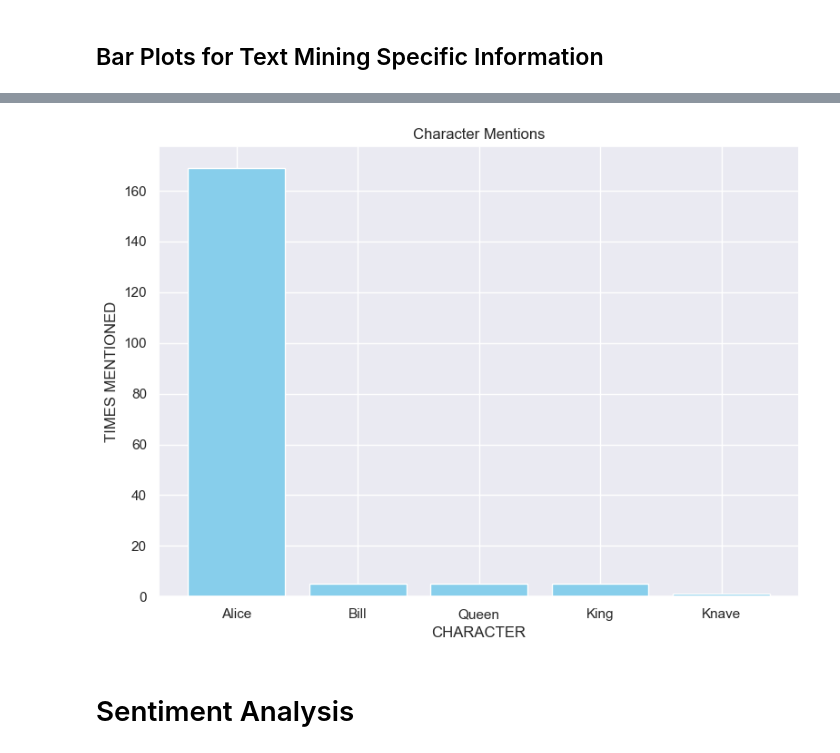
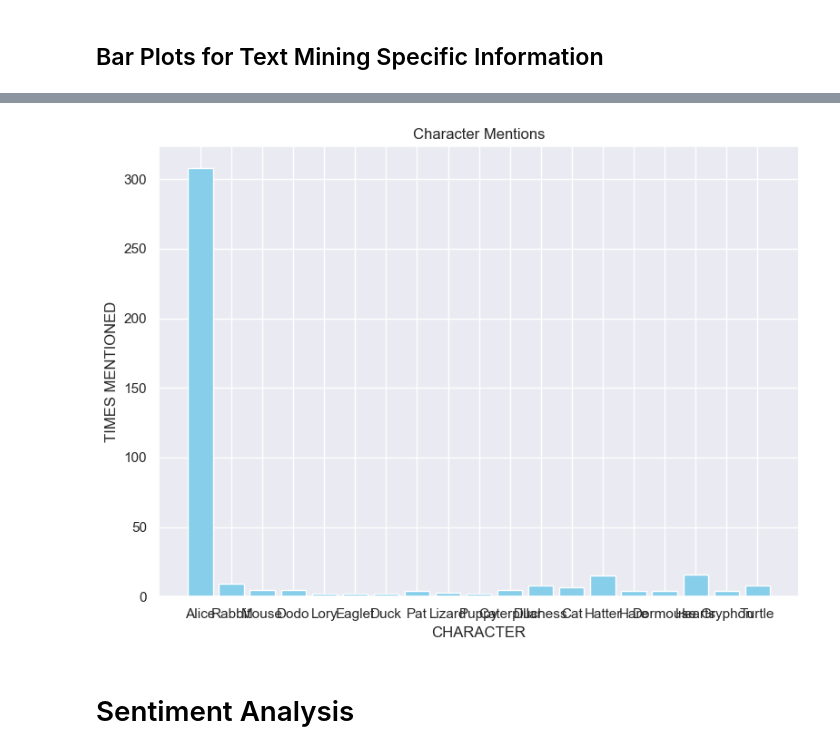
Before and after one commit to neveenalmuhtaseb/Alice_Network_Analysis, a Jupyter notebook: 1.5 text mining.ipynb, the cells around one changed output, grey strips where cells are left out. Saved outputs shown, nothing was run; the diff lists cells and outputs as text; code cells hidden in the pictures.

Commit message:
network analysis

```diff
--- a/1.5 text mining.ipynb
+++ b/1.5 text mining.ipynb
@@ -235,5 +235,8 @@ plt.show()
 # %% [markdown]
 ## Bar Plots for Text Mining Specific Information
+# %%
+# import the characters data set as a pandas dataframe
+chars=pd.read_csv('/Users/yasersouri/Desktop/data analysis/specialization 1/Alice_Network_Analysis/characters_df.csv',index_col=0)
 # %%
 listToStr = ' '.join([str(elem) for elem in filtered])
 
@@ -244,19 +247,6 @@ Alice Wonderland franchise Wikipedia Jump content Main menu Main menu move sideb
 # Create a count for the main characters
 
 all_counts = Counter(re.sub(r'\W+', ' ', listToStr).split())
-# %%
-# Replace names with aliases
-chars = pd.DataFrame({
-    'character': [
-        'Alice', 'Bill the Lizard', 'The Queen of Hearts',
-        'The King of Hearts', 'The Knave of Hearts'
-    ]
-})
-
-chars['character'] = chars['character'].replace('Bill the Lizard','Bill')
-chars['character'] = chars['character'].replace('The Queen of Hearts','Queen')
-chars['character'] = chars['character'].replace('The King of Hearts','King')
-chars['character'] = chars['character'].replace('The Knave of Hearts','Knave')
 # %%
 chars['character_alias'] = chars['character'].apply(lambda x: x.rsplit(' ',1)[-1])
 # %%
@@ -285,6 +286,4 @@ df
 # %%
-data = {'Alice': [169], 'Bill': [5], 'Queen': [5], 'King': [5], 'Knave': [1]}
-df = pd.DataFrame(data)
 
 # Reshape the dataframe
 df = df.melt(var_name='CHARACTER', value_name='TIMES MENTIONED')
@@ -301,23 +314,19 @@ print(df)
 # %%
-df = pd.DataFrame({
-    'CHARACTER': ['Alice', 'Bill', 'Queen', 'King', 'Knave'],
-    'TIMES MENTIONED': [169, 5, 5, 5, 1]
-})
 
 # Plotting the bar chart
 plt.figure(figsize=(8, 6))
 plt.bar(df['CHARACTER'], df['TIMES MENTIONED'], color='skyblue')
 
 # Labels and title
 plt.title('Character Mentions')
 plt.xlabel('CHARACTER')
 plt.ylabel('TIMES MENTIONED')
 
 # Show the plot
 plt.tight_layout()
 plt.show()
 # %% [output]
-[figure, old version]
+[figure, new version]
 # %% [markdown]
 # Sentiment Analysis
 # %%
```
Also changed, not shown: parts of 18 cells of this notebook, 5 other files.
